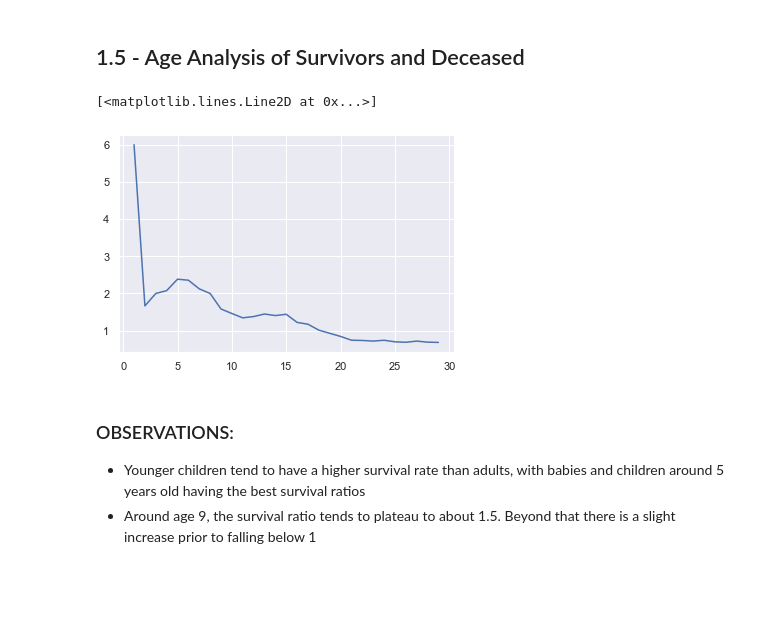
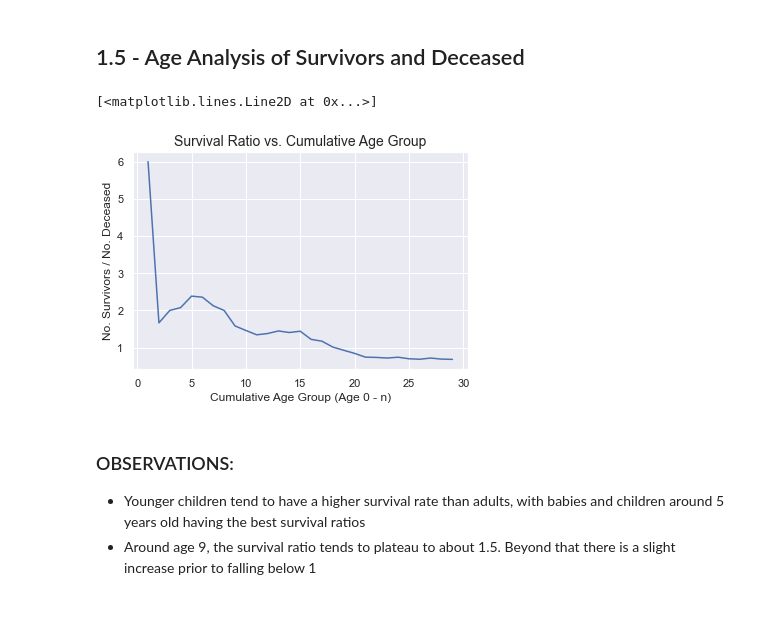
Before and after one commit to drossDS/Project-Classification-Titanic_Machine_Learning, a Jupyter notebook: Titanic Notebook-Rev3.ipynb, the cells around one changed output. Cells and saved outputs as stored; diff of their text form; code cells hidden in the pictures.

```diff
--- a/Titanic Notebook-Rev3.ipynb
+++ b/Titanic Notebook-Rev3.ipynb
@@ -538,23 +532,26 @@ Cabin_data
 # %%
 #Create a new data set on which to perform some analysis of survival by age from 1 to 29:
 age_srv = newtrain
 
 rows = []
 for x in range(1,30):
 
     alive = age_srv[(age_srv.Survived == 1) & (age_srv.Age<=x)]  #create a data set of survivors <= age x,
     dead = age_srv[(age_srv.Survived == 0) & (age_srv.Age<=x)]   #create a data set of deceased <= age x
 
     rows.append([x, len(alive.index) / len(dead.index)])         #for x, add the ratio of survivors/deceased to a dataframe
 
 rolling_cutoff = pd.DataFrame(rows, columns=['Age_Cutoff', 'Ratio'])
 rolling_cutoff.Age_Cutoff
 
 #Plot the survival ratio for each age from 1-29
+plt.title('Survival Ratio vs. Cumulative Age Group', fontsize = 14)
+plt.xlabel('Cumulative Age Group (Age 0 - n)')
+plt.ylabel('No. Survivors / No. Deceased')
 plt.plot(rolling_cutoff.Age_Cutoff, rolling_cutoff.Ratio)
 # %% [output]
 [<matplotlib.lines.Line2D at 0x...>]
-[figure, old version]
+[figure, new version]
 # %% [markdown]
 ### OBSERVATIONS:
 * Younger children tend to have a higher survival rate than adults, with babies and children around 5 years old having the best survival ratios
```
Also changed, not shown: parts of 6 cells of this notebook.
